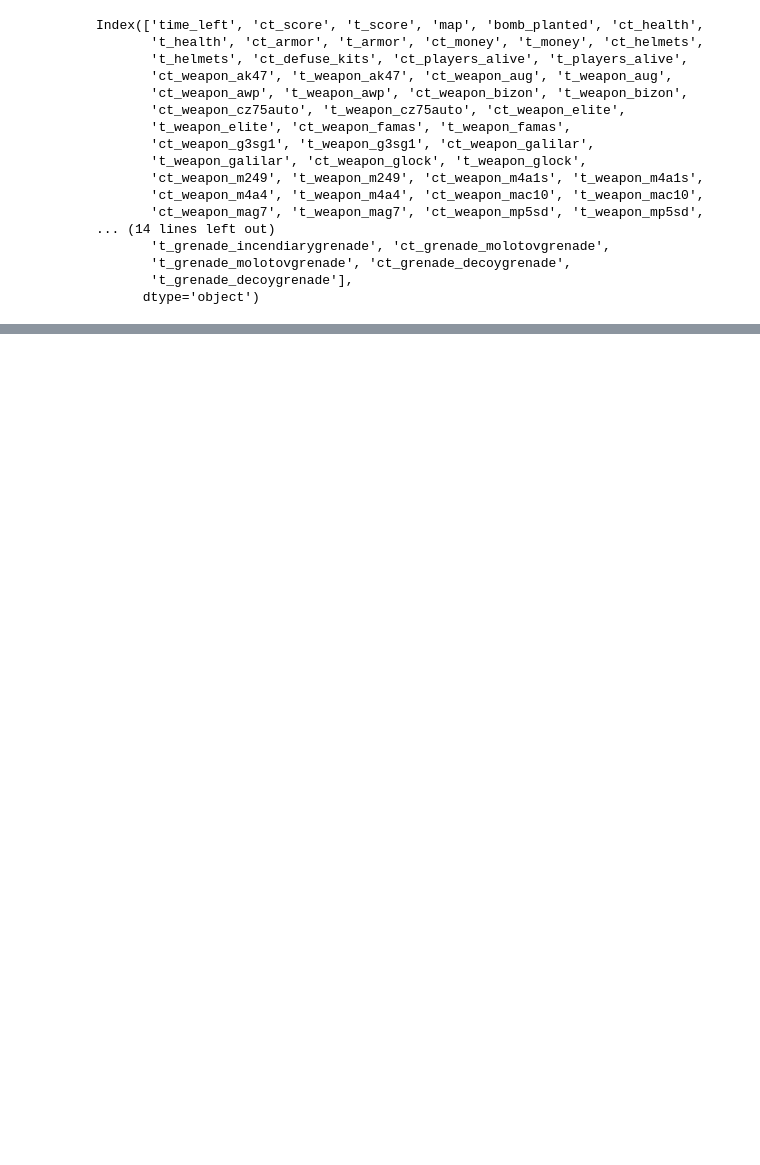
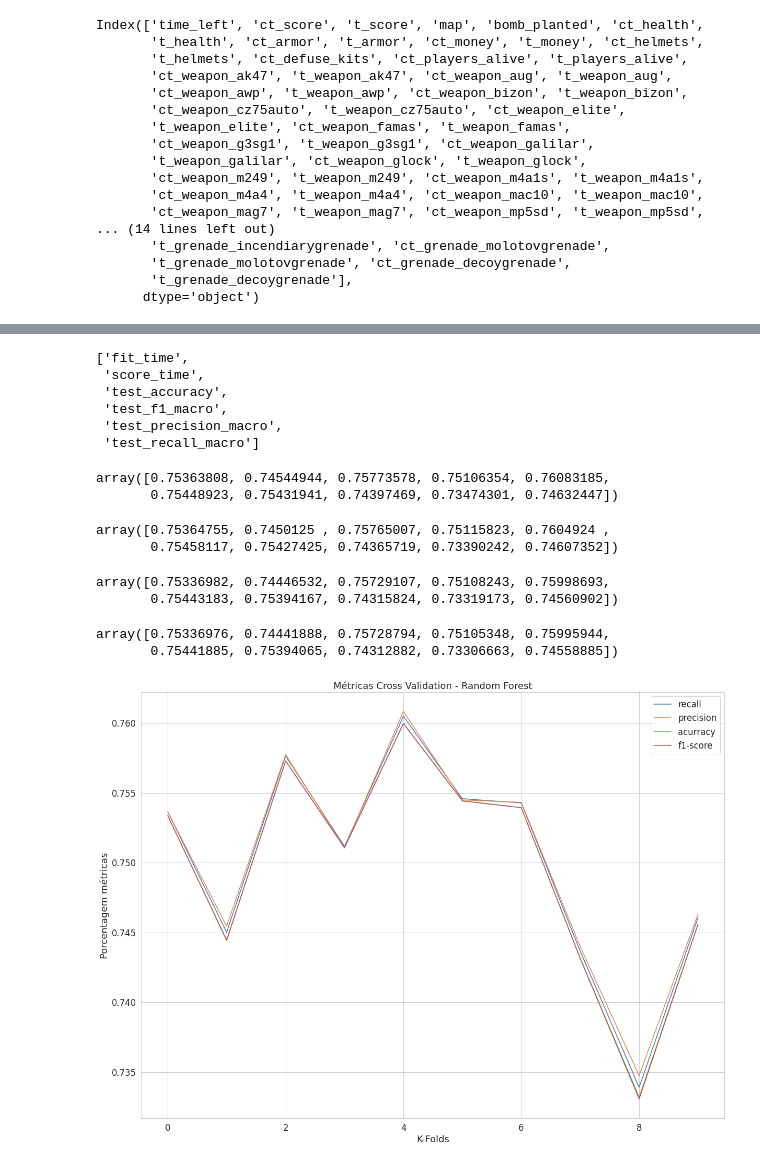
Before and after one commit to brunofaria27/machine-learning-pratical, a Jupyter notebook: csgo_prediction_winner_round.ipynb, the cells around one changed output, grey strips where cells are left out. Drawn from its saved outputs; the diff is of its cells as text; code cells hidden in the pictures; blank space fills up the shorter version.

```diff
--- a/csgo_prediction_winner_round.ipynb
+++ b/csgo_prediction_winner_round.ipynb
@@ -221,0 +285,62 @@ Text(0, 0.5, 'Cross-Validated-Accuracy')
+# %%
+scoring = ['precision_macro', 'recall_macro', 'accuracy', 'f1_macro']
+
+rforest = RandomForestClassifier(max_features=7, criterion='gini', random_state=0)
+scores = cross_validate(rforest, X, y, scoring=scoring, cv=10)
+
+sorted(scores.keys())
+# %% [output]
+['fit_time',
+ 'score_time',
+ 'test_accuracy',
+ 'test_f1_macro',
+ 'test_precision_macro',
+ 'test_recall_macro']
+# %%
+
+test_precision = list()
+test_recall = list()
+test_accuracy = list()
+test_f1 = list()
+
+test_precision = scores['test_precision_macro']
+test_recal = scores['test_recall_macro']
+test_acurracy = scores['test_accuracy']
+test_f1 = scores['test_f1_macro']
+# %%
+test_precision
+# %% [output]
+array([0.75363808, 0.74544944, 0.75773578, 0.75106354, 0.76083185,
+       0.75448923, 0.75431941, 0.74397469, 0.73474301, 0.74632447])
+# %%
+test_recal
+# %% [output]
+array([0.75364755, 0.7450125 , 0.75765007, 0.75115823, 0.7604924 ,
+       0.75458117, 0.75427425, 0.74365719, 0.73390242, 0.74607352])
+# %%
+test_acurracy
+# %% [output]
+array([0.75336982, 0.74446532, 0.75729107, 0.75108243, 0.75998693,
+       0.75443183, 0.75394167, 0.74315824, 0.73319173, 0.74560902])
+# %%
+test_f1
+# %% [output]
+array([0.75336976, 0.74441888, 0.75728794, 0.75105348, 0.75995944,
+       0.75441885, 0.75394065, 0.74312882, 0.73306663, 0.74558885])
+# %%
+%matplotlib inline
+plt.figure(figsize=(20, 15))
+plt.plot(test_recal, label = 'recall')
+plt.plot(test_precision, label = 'precision')
+plt.plot(test_acurracy, label = 'acurracy')
+plt.plot(test_f1, label = 'f1-score')
+
+plt.xlabel('K-Folds')
+plt.ylabel('Porcentagem métricas')
+plt.title('Métricas Cross Validation - Random Forest')
+
+plt.legend()
+
+plt.show()
+# %% [output]
+[figure, added]
```
Also changed, not shown: parts of 28 cells of this notebook.
